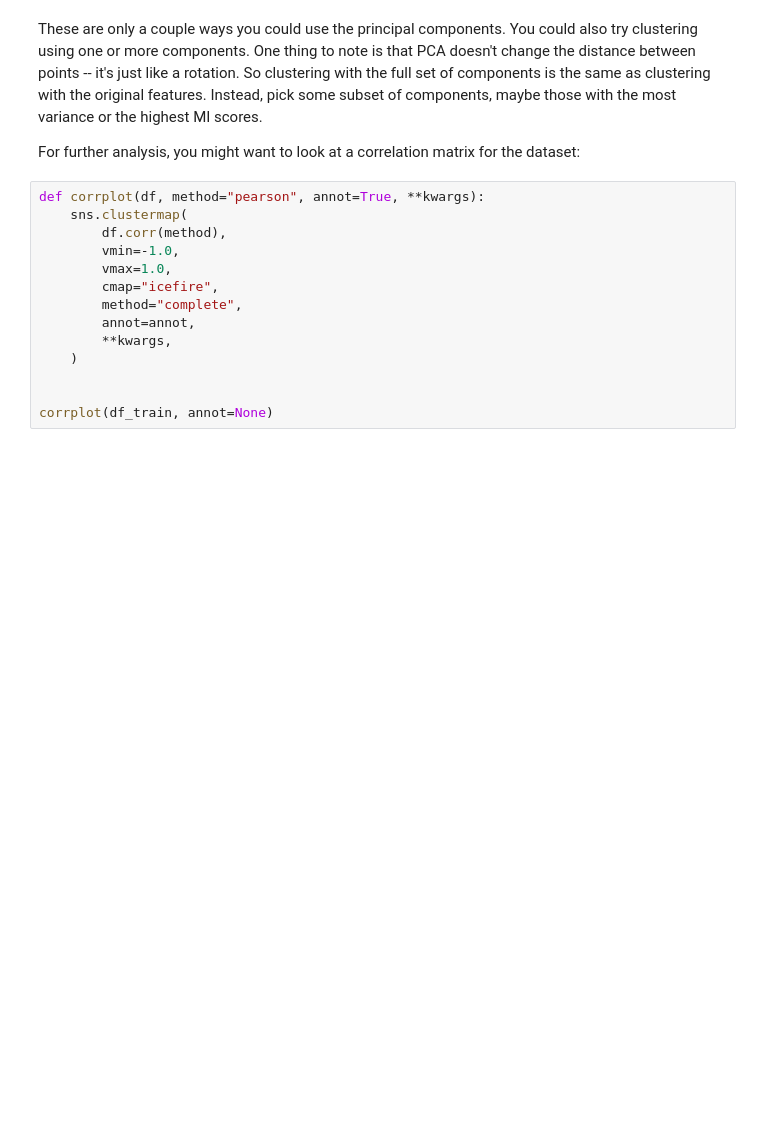
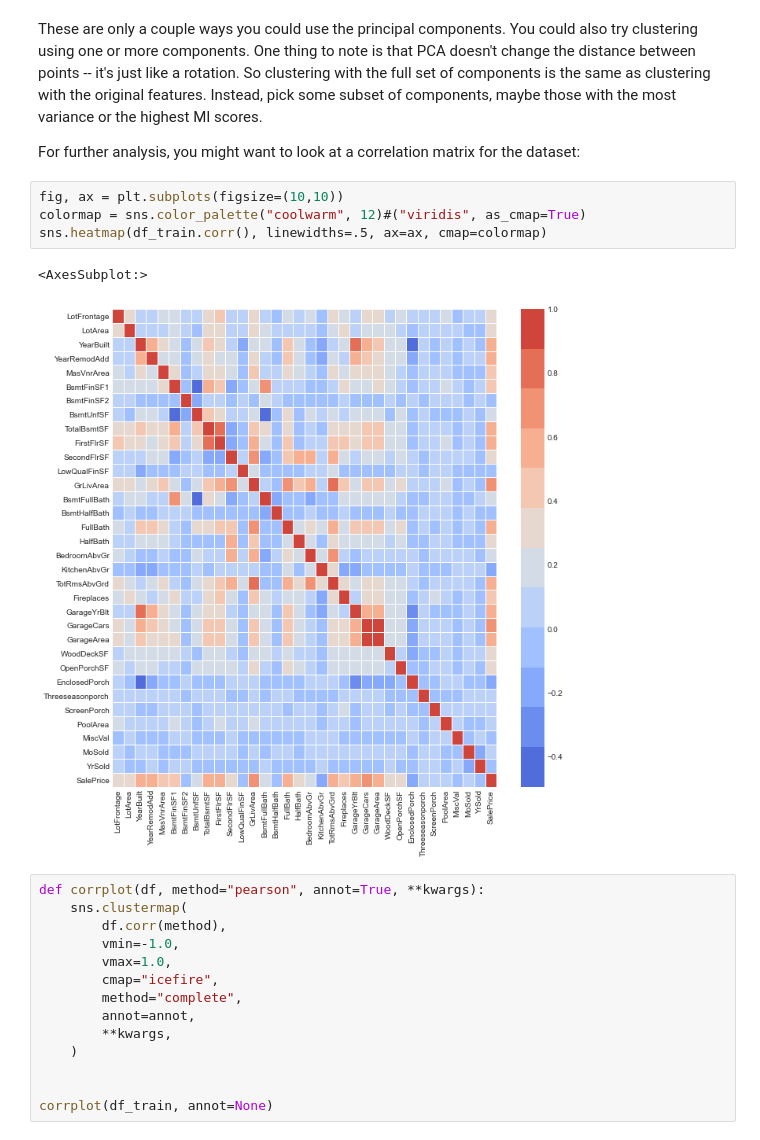
Before and after one commit to flegaspi700/my-projects, a Jupyter notebook: Kaggle/HousePricing/testme.ipynb, the cells around one changed output. Cells and saved outputs as stored; diff of their text form; blank space fills up the shorter version.

```diff
--- a/Kaggle/HousePricing/testme.ipynb
+++ b/Kaggle/HousePricing/testme.ipynb
@@ -524,6 +524,13 @@ pca_features = [
 These are only a couple ways you could use the principal components. You could also try clustering using one or more components. One thing to note is that PCA doesn't change the distance between points -- it's just like a rotation. So clustering with the full set of components is the same as clustering with the original features. Instead, pick some subset of components, maybe those with the most variance or the highest MI scores.
 
 For further analysis, you might want to look at a correlation matrix for the dataset:
+# %%
+fig, ax = plt.subplots(figsize=(10,10))
+colormap = sns.color_palette("coolwarm", 12)#("viridis", as_cmap=True)
+sns.heatmap(df_train.corr(), linewidths=.5, ax=ax, cmap=colormap)
+# %% [output]
+<AxesSubplot:>
+[figure, added]
 # %%
 def corrplot(df, method="pearson", annot=True, **kwargs):
     sns.clustermap(
```
Also changed, not shown: parts of 15 cells of this notebook, 10 other files.
